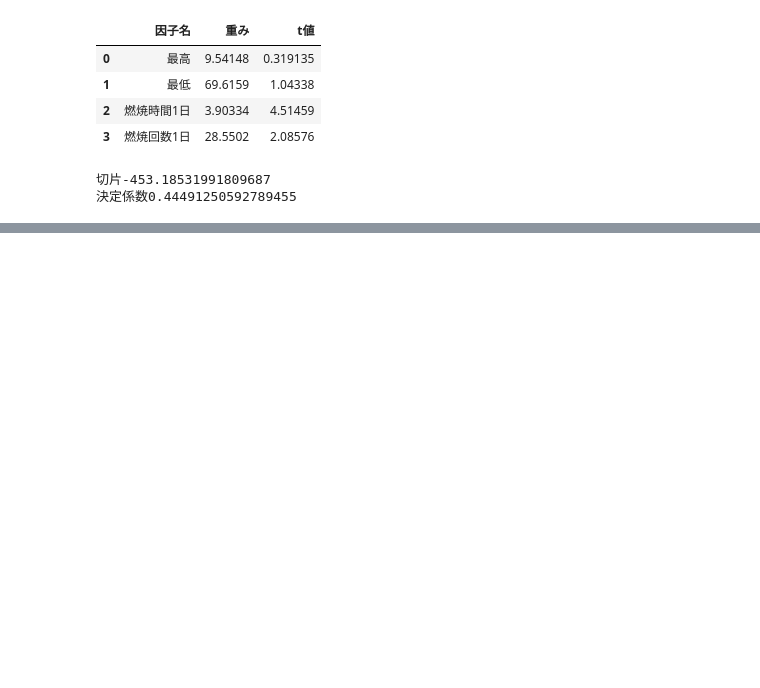
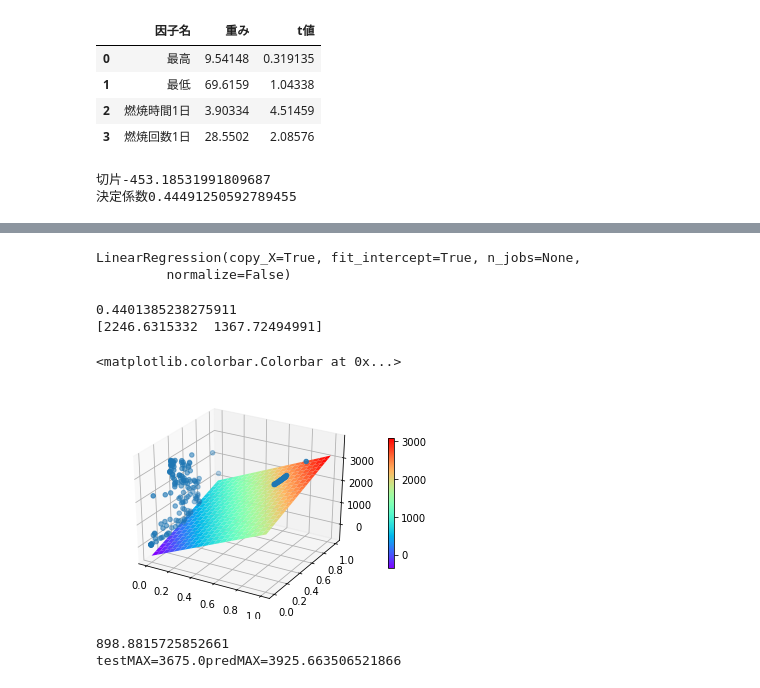
Before and after one commit to Setsu-Hanatsuki/DataMining, a Jupyter notebook: nouen.ipynb, the cells around one changed output, grey strips where cells are left out. Drawn from its saved outputs; the diff is of its cells as text; code cells hidden in the pictures; blank space fills up the shorter version.

```diff
--- a/nouen.ipynb
+++ b/nouen.ipynb
@@ -286,0 +354,41 @@ for i in range(len(x[0])):
+# %%
+dfd4=dfd3.drop(["最高","最低"],axis=1)
+# %%
+yy=dfd4["燃焼回数回数"].values
+xx=dfd4.drop("燃焼回数回数",axis=1).values
+xx=preprocessing.minmax_scale(xx)
+model=linear_model.LinearRegression()
+model.fit(xx,yy)
+# %% [output]
+LinearRegression(copy_X=True, fit_intercept=True, n_jobs=None,
+         normalize=False)
+# %%
+a2=model.coef_
+b2=model.intercept_
+r2=model.score(xx,yy)
+print(r2)
+print(a2)
+# %% [output]
+0.4401385238275911
+[2246.6315332  1367.72494991]
+# %%
+from mpl_toolkits.mplot3d import Axes3D
+coords=np.linspace(0,1,100)
+X,Y=np.meshgrid(coords,coords)
+Z=a2[0]*X+a2[1]*Y+b
+fig=plt.figure()
+axs=fig.gca(projection='3d', adjustable='box')
+surf=axs.plot_surface(X,Y,Z,rstride=5,cstride=5,cmap="rainbow")
+axs.scatter(xx[:,0],xx[:,1],yy,"r")
+fig.colorbar(surf,ax=axs,shrink=0.6)
+# %% [output]
+<matplotlib.colorbar.Colorbar at 0x...>
+[figure, added]
+# %%
+from sklearn.metrics import mean_squared_error
+y_pred=model.predict(xx)
+print(np.sqrt(mean_squared_error(yy, y_pred)))
+print("testMAX="+str(max(yy))+"predMAX="+str(max(y_pred)))
+# %% [output]
+898.8815725852661
+testMAX=3675.0predMAX=3925.663506521866
```
Also changed, not shown: parts of 9 cells of this notebook.
